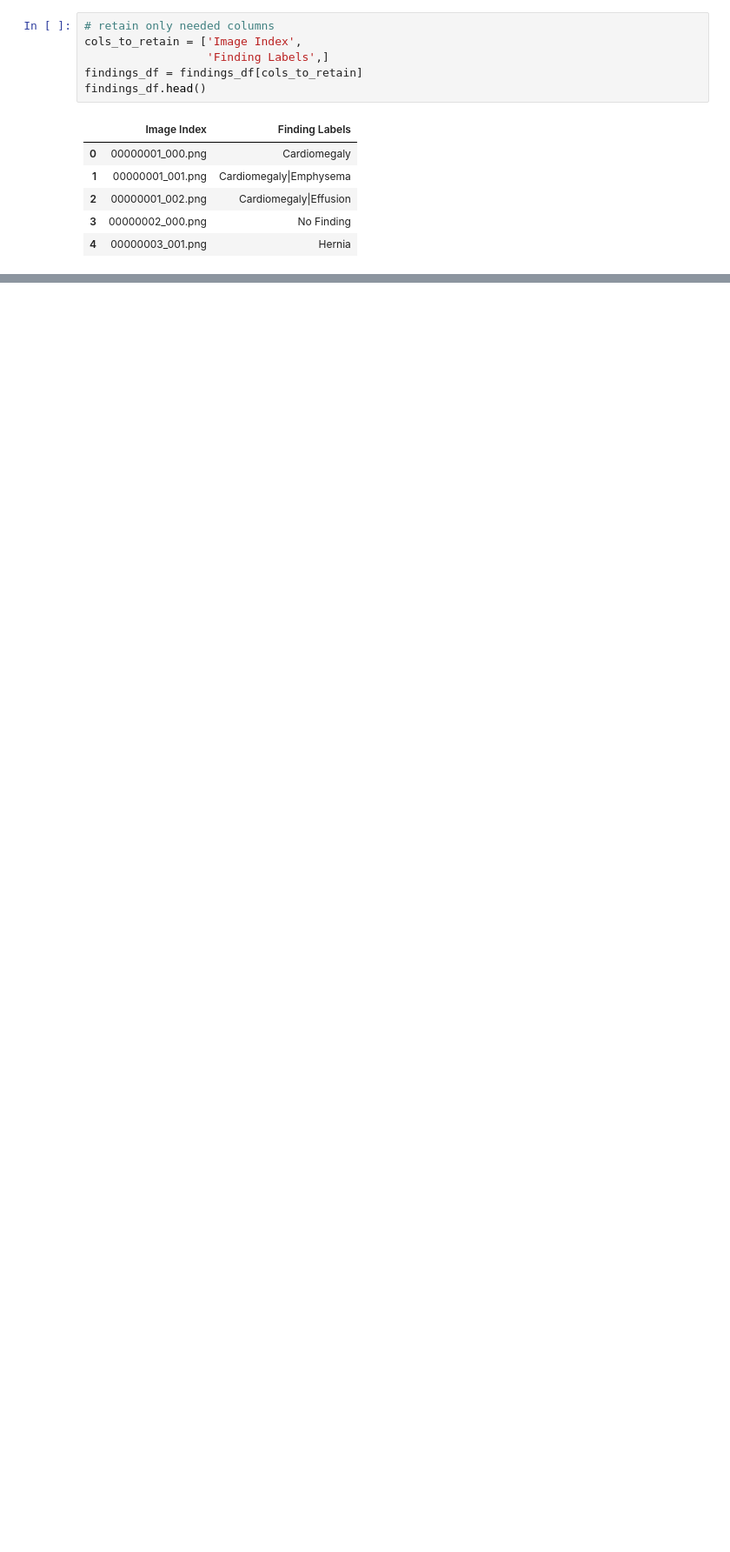
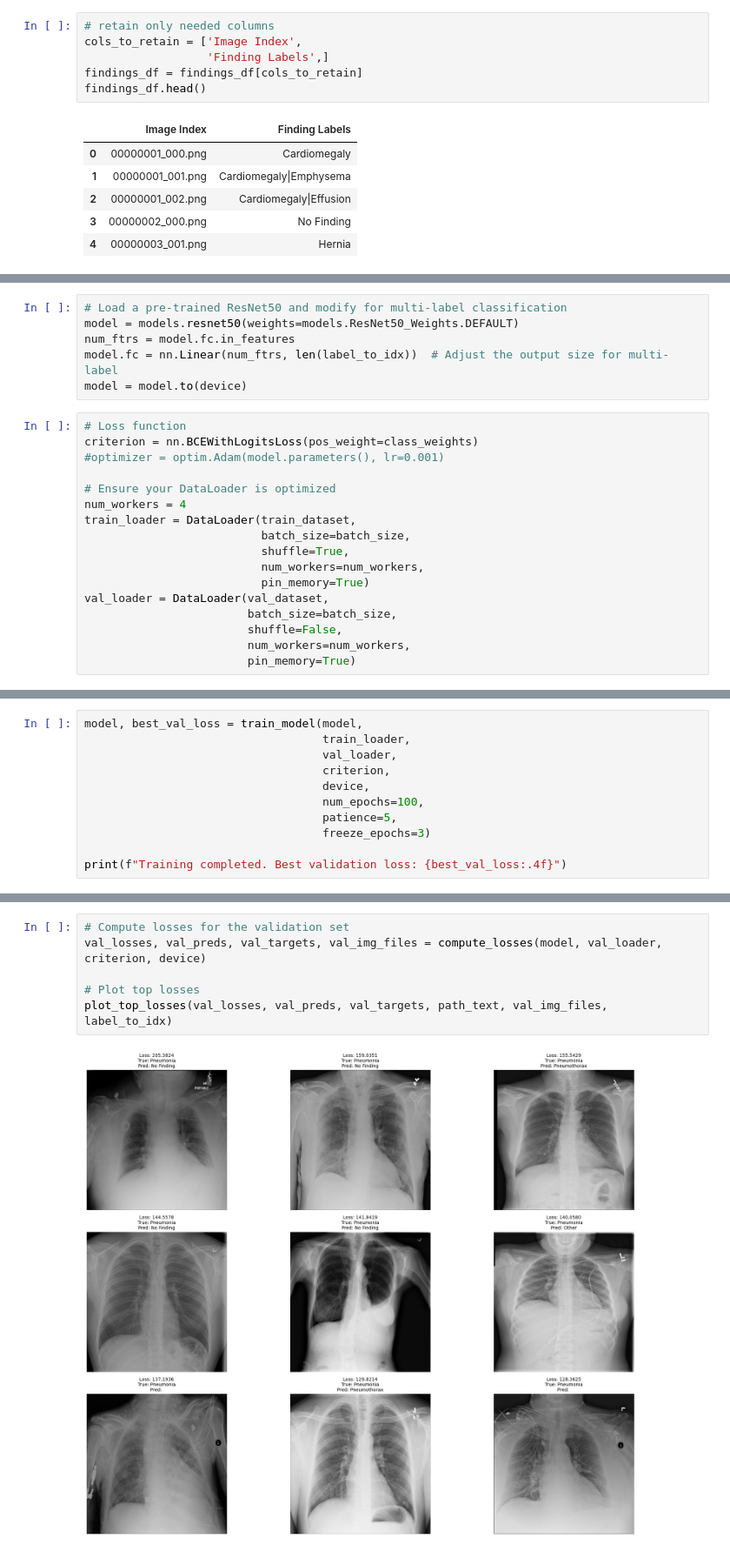
Before and after one commit to Toptopito/pneumonia_prediction, a Jupyter notebook: pneumonia_prediction_training_nih.ipynb, the cells around one changed output, grey strips where cells are left out. Shown at 87% size. Cells and saved outputs as stored; diff of their text form; blank space fills up the shorter version.

```diff
--- a/pneumonia_prediction_training_nih.ipynb
+++ b/pneumonia_prediction_training_nih.ipynb
@@ -340,0 +656,23 @@ learn.export('model.pkl')
+# %%
+# Load a pre-trained ResNet50 and modify for multi-label classification
+model = models.resnet50(weights=models.ResNet50_Weights.DEFAULT)
+num_ftrs = model.fc.in_features
+model.fc = nn.Linear(num_ftrs, len(label_to_idx))  # Adjust the output size for multi-label
+model = model.to(device)
+# %%
+# Loss function
+criterion = nn.BCEWithLogitsLoss(pos_weight=class_weights)
+#optimizer = optim.Adam(model.parameters(), lr=0.001)
+
+# Ensure your DataLoader is optimized
+num_workers = 4
+train_loader = DataLoader(train_dataset,
+                          batch_size=batch_size,
+                          shuffle=True,
+                          num_workers=num_workers,
+                          pin_memory=True)
+val_loader = DataLoader(val_dataset,
+                        batch_size=batch_size,
+                        shuffle=False,
+                        num_workers=num_workers,
+                        pin_memory=True)
@@ -340,0 +681,11 @@ learn.export('model.pkl')
+# %%
+model, best_val_loss = train_model(model,
+                                   train_loader,
+                                   val_loader,
+                                   criterion,
+                                   device,
+                                   num_epochs=100,
+                                   patience=5,
+                                   freeze_epochs=3)
+
+print(f"Training completed. Best validation loss: {best_val_loss:.4f}")
@@ -340,0 +753,8 @@ learn.export('model.pkl')
+# %%
+# Compute losses for the validation set
+val_losses, val_preds, val_targets, val_img_files = compute_losses(model, val_loader, criterion, device)
+
+# Plot top losses
+plot_top_losses(val_losses, val_preds, val_targets, path_text, val_img_files, label_to_idx)
+# %% [output]
+[figure, added]
```
Also changed, not shown: parts of 81 cells of this notebook, 24 other files.
